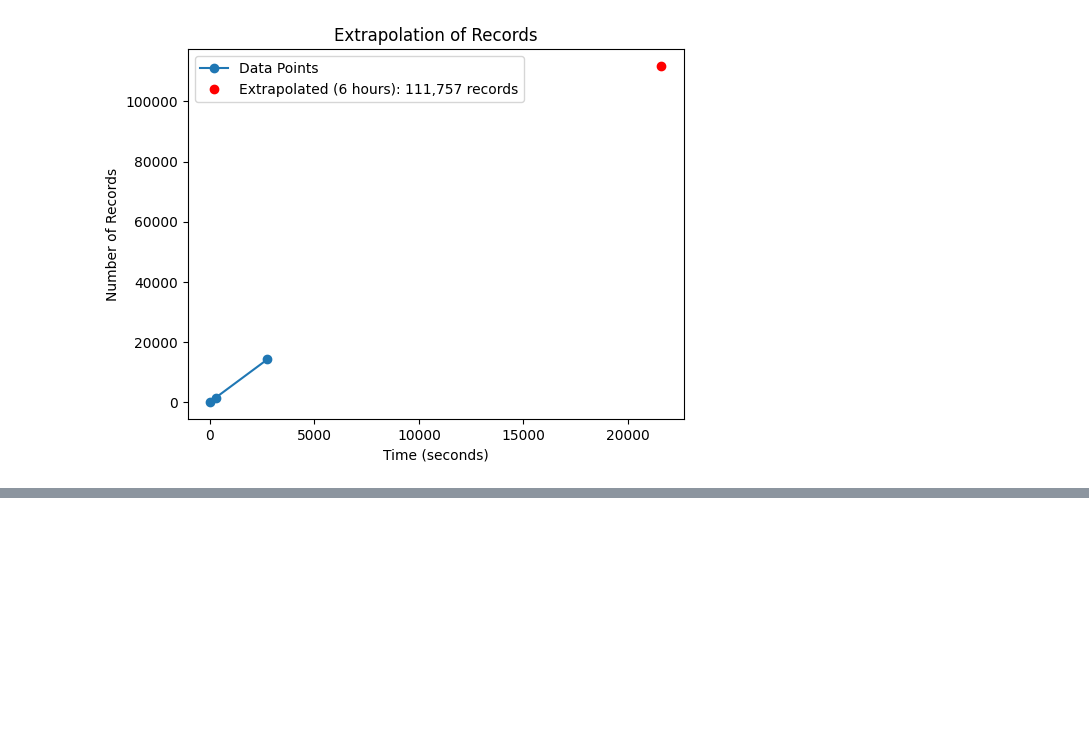
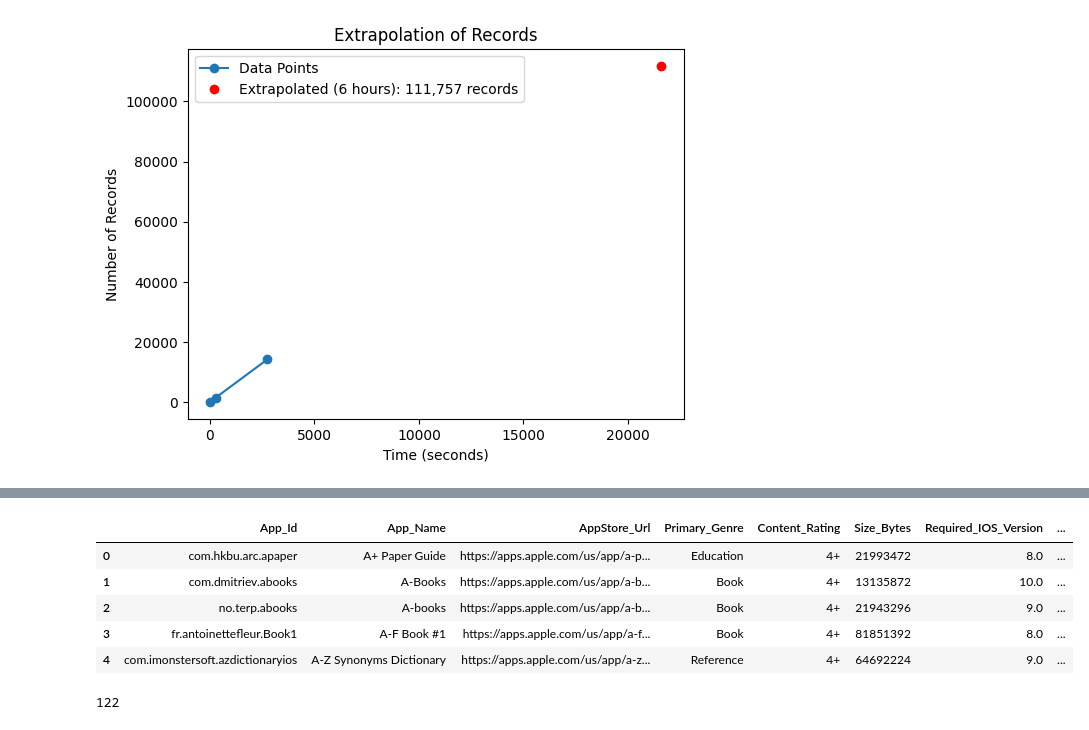
Before and after one commit to Michaelwwk/appStoreAnalytics, a Jupyter notebook: dataSources/EDA test.ipynb, the cells around one changed output, grey strips where cells are left out. Drawn from its saved outputs; the diff is of its cells as text; code cells hidden in the pictures; blank space fills up the shorter version.

```diff
--- a/dataSources/EDA test.ipynb
+++ b/dataSources/EDA test.ipynb
@@ -80,0 +123,4 @@ google.head(3)
+# %%
+# Convert Last Update Column to DateTime format
+
+apple['Last Updated Date'] = pd.to_datetime(apple['Updated'], format='%Y-%m-%dT%H:%M:%SZ')
@@ -238,0 +335,14 @@ plt.show()
+# %%
+apple.head(5)
+# %% [output]
+|  | App_Id | App_Name | AppStore_Url | Primary_Genre | Content_Rating | Size_Bytes | Required_IOS_Version | ... |
+| 0 | com.hkbu.arc.apaper | A+ Paper Guide | https://apps.apple.com/us/app/a-p... | Education | 4+ | 21993472 | 8.0 | ... |
+| 1 | com.dmitriev.abooks | A-Books | https://apps.apple.com/us/app/a-b... | Book | 4+ | 13135872 | 10.0 | ... |
+| 2 | no.terp.abooks | A-books | https://apps.apple.com/us/app/a-b... | Book | 4+ | 21943296 | 9.0 | ... |
+| 3 | fr.antoinettefleur.Book1 | A-F Book #1 | https://apps.apple.com/us/app/a-f... | Book | 4+ | 81851392 | 8.0 | ... |
+| 4 | com.imonstersoft.azdictionaryios | A-Z Synonyms Dictionary | https://apps.apple.com/us/app/a-z... | Reference | 4+ | 64692224 | 9.0 | ... |
+# %%
+column_list = list(google_live1_cleaned['title'])
+len(column_list)
+# %% [output]
+122
```
Also changed, not shown: parts of 12 cells of this notebook.
